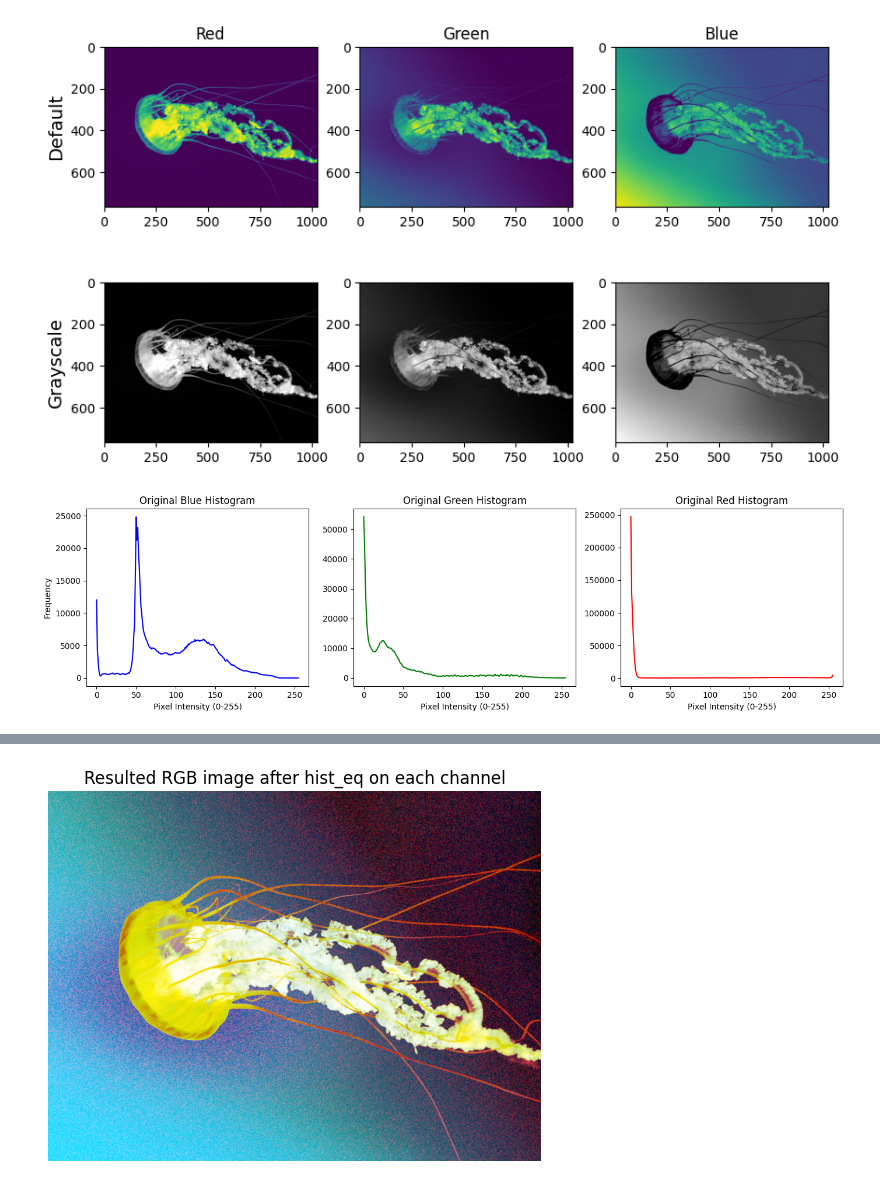
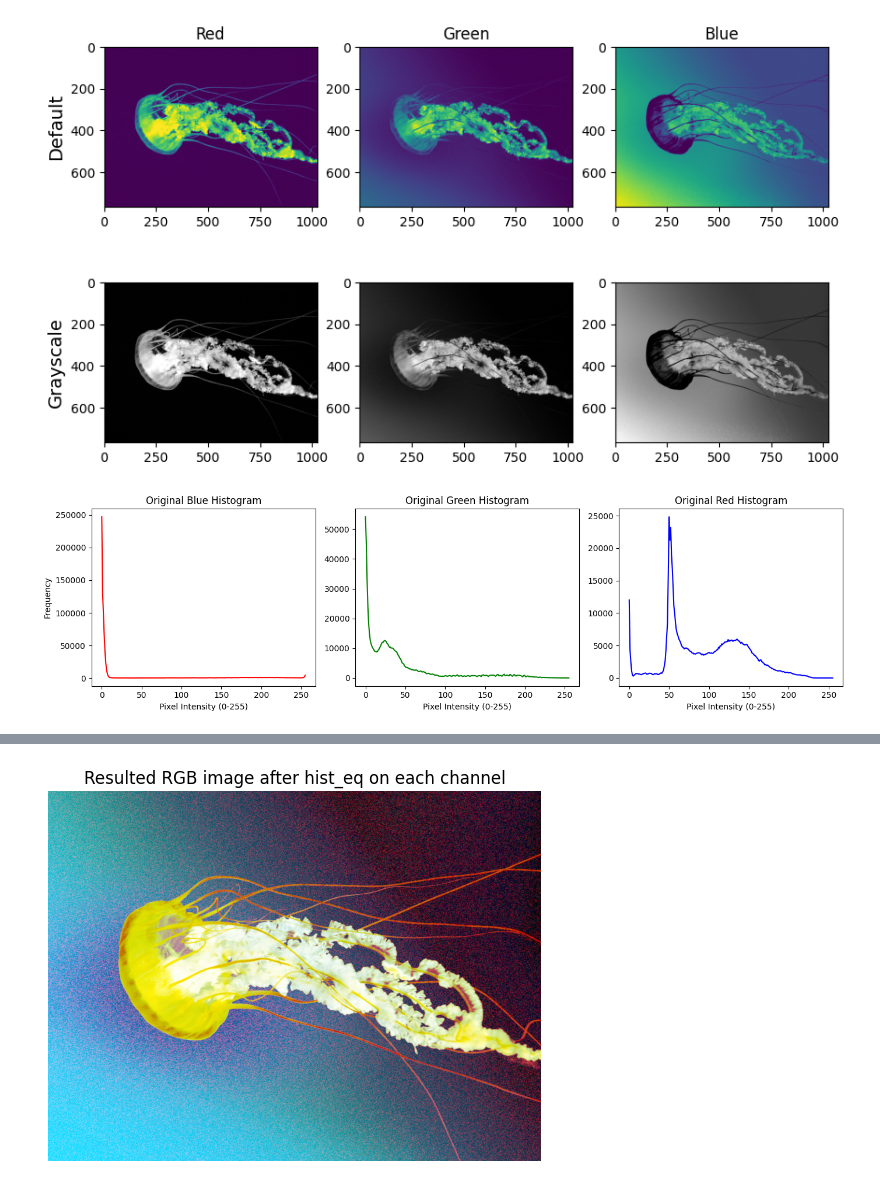
Before and after one commit to omarashraf03/Image-Processing, a Jupyter notebook: Task1/task1.ipynb, the cells around one changed output, grey strips where cells are left out. Cells and saved outputs as stored; diff of their text form; code cells hidden in the pictures.

```diff
--- a/Task1/task1.ipynb
+++ b/Task1/task1.ipynb
@@ -49,23 +49,23 @@ def plot_histogram(channel, title, color):
 # %%
 plt.figure(figsize=(14, 4))
 
 plt.subplot(1, 3 , 1)
-plot_histogram(blue, "Original Blue Histogram", "blue")
+plot_histogram(red, "Original Blue Histogram", "red")
 plt.xlabel("Pixel Intensity (0-255)")
 plt.ylabel("Frequency")
 
 plt.subplot(1, 3 , 2)
 plot_histogram(green, "Original Green Histogram", "green")
 plt.xlabel("Pixel Intensity (0-255)")
 
 plt.subplot(1, 3 , 3)
-plot_histogram(red, "Original Red Histogram", "red")
+plot_histogram(blue, "Original Red Histogram", "blue")
 plt.xlabel("Pixel Intensity (0-255)")
 
 plt.tight_layout()
 plt.show()
 # %% [output]
-[figure, old version]
+[figure, new version]
 # %%
 blue_eq = cv2.equalizeHist(blue)
 green_eq = cv2.equalizeHist(green)
```
Also changed, not shown: parts of 2 cells of this notebook.
